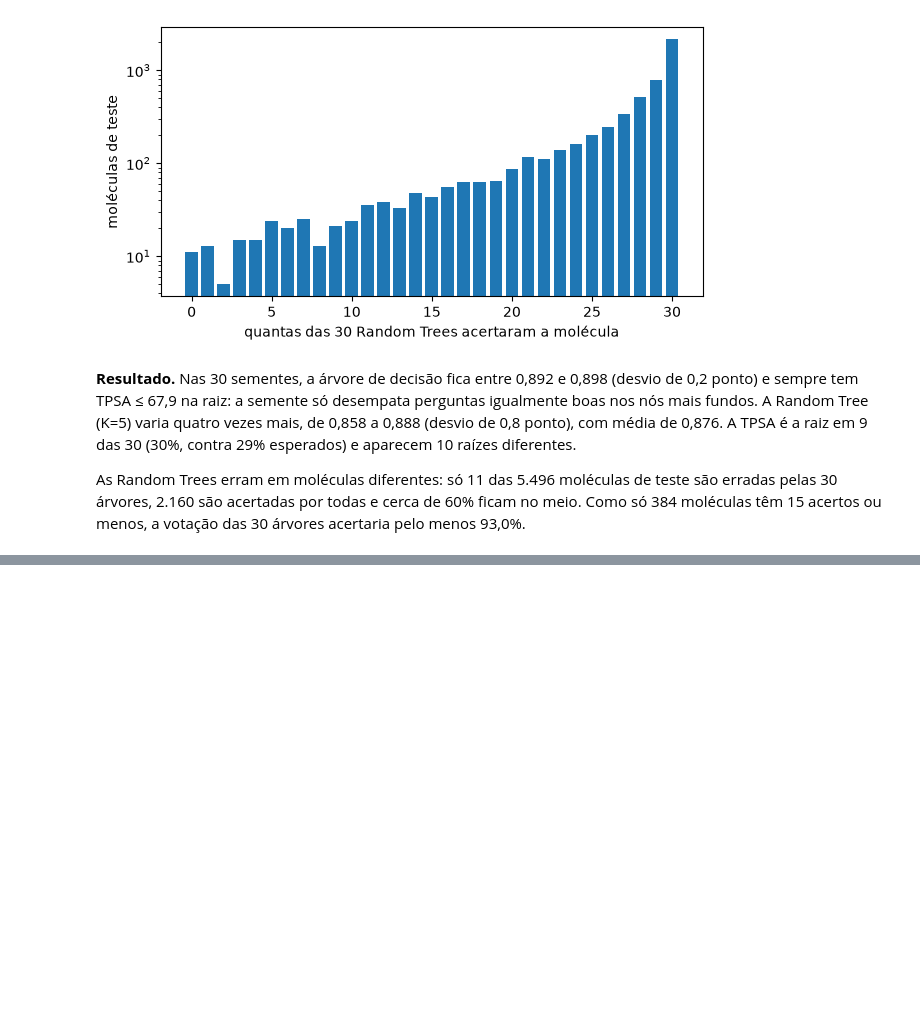
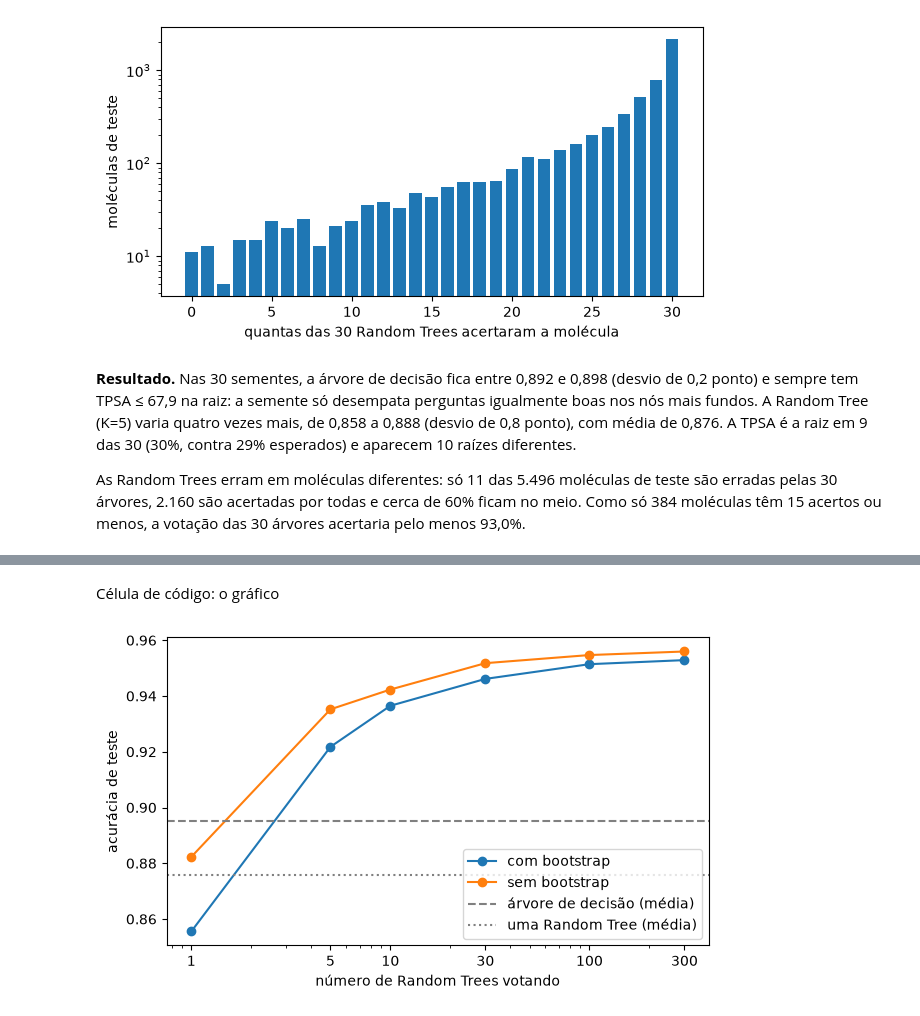
Before and after one commit to pumba-dev/machine-learning-practice, a Jupyter notebook: notebooks/04_random_tree.ipynb, the cells around one changed output, grey strips where cells are left out. Saved outputs shown, nothing was run; the diff lists cells and outputs as text; code cells hidden in the pictures; blank space fills up the shorter version.

Commit message:
Adiciona experimento de votação de Random Trees com e sem bootstrap

```diff
--- a/notebooks/04_random_tree.ipynb
+++ b/notebooks/04_random_tree.ipynb
@@ -231,0 +238,25 @@ As Random Trees erram em moléculas diferentes: só 11 das 5.496 moléculas de t
+# %%
+import time
+from sklearn.ensemble import RandomForestClassifier
+
+quantidades = [1, 5, 10, 30, 100, 300]
+linhas_votacao = []
+
+for bootstrap in [False, True]:
+    for n in quantidades:
+        floresta = RandomForestClassifier(
+            n_estimators=n, criterion="entropy", max_features=5,
+            bootstrap=bootstrap, random_state=42, n_jobs=-1,
+        )
+        inicio = time.perf_counter()
+        floresta.fit(X_treino, y_treino)
+        tempo = time.perf_counter() - inicio
+        linhas_votacao.append({
+            "bootstrap": "com bootstrap" if bootstrap else "sem bootstrap",
+            "árvores": n,
+            "acurácia teste": accuracy_score(y_teste, floresta.predict(X_teste)),
+            "tempo de treino (s)": round(tempo, 2),
+        })
+
+votacao = pd.DataFrame(linhas_votacao)
+votacao.pivot(index="árvores", columns="bootstrap", values="acurácia teste")
@@ -231,0 +272,19 @@ As Random Trees erram em moléculas diferentes: só 11 das 5.496 moléculas de t
+# %% [markdown]
+Célula de código: o gráfico
+# %%
+medias = sementes_df.groupby("modelo")["acurácia teste"].mean()
+
+fig, ax = plt.subplots(figsize=(7, 4))
+for nome, grupo in votacao.groupby("bootstrap"):
+    ax.plot(grupo["árvores"], grupo["acurácia teste"], marker="o", label=nome)
+ax.axhline(medias["Árvore de decisão"], color="gray", linestyle="--", label="árvore de decisão (média)")
+ax.axhline(medias["Random Tree (K=5)"], color="gray", linestyle=":", label="uma Random Tree (média)")
+ax.set_xscale("log")
+ax.set_xticks(quantidades)
+ax.set_xticklabels(quantidades)
+ax.set_xlabel("número de Random Trees votando")
+ax.set_ylabel("acurácia de teste")
+ax.legend()
+plt.show()
+# %% [output]
+[figure, added]
```
Also changed, not shown: parts of 4 cells of this notebook.
